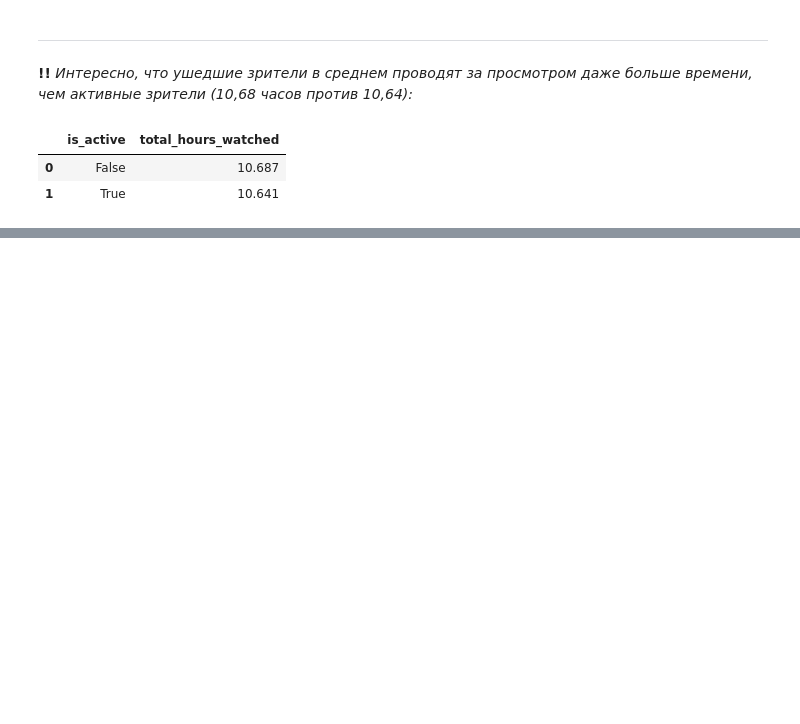
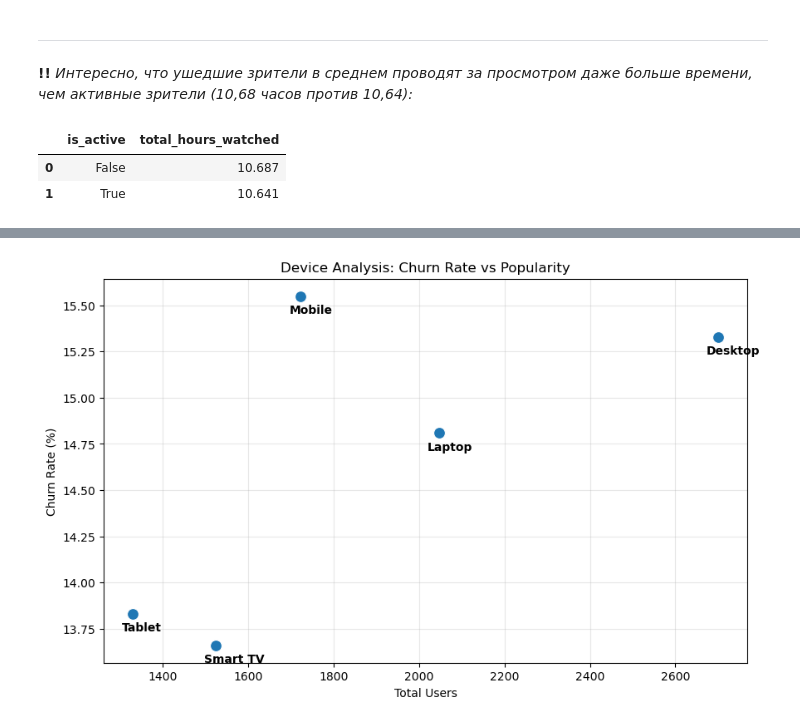
Before and after one commit to rouch314/netflix-users-behavior-analysis, a Jupyter notebook: netflix-analysis.ipynb, the cells around one changed output, grey strips where cells are left out. Drawn from its saved outputs; the diff is of its cells as text; code cells hidden in the pictures; blank space fills up the shorter version.

```diff
--- a/netflix-analysis.ipynb
+++ b/netflix-analysis.ipynb
@@ -1102,0 +1155,10 @@ display(df.groupby('is_active')['total_hours_watched'].mean().round(3).reset_ind
+# %%
+churn_top_device = df[df['is_active']==0].groupby('favorite_device')['user_id'].count()
+active_top_device = df[df['is_active']==1].groupby('favorite_device')['user_id'].count()
+total_users = df.groupby('favorite_device')['user_id'].count()
+
+pivot_top_device = pd.concat([churn_top_device, active_top_device, total_users], axis=1)
+pivot_top_device.columns = ['churn_top_device', 'active_top_device', 'total_users']
+pivot_top_device = pivot_top_device.sort_values(by='churn_top_device', ascending=False)
+display(Markdown(f'**Строим агреггированную таблицу по жанрам:**\n'))
+display(pivot_top_device)
@@ -1102,0 +1174,9 @@ display(df.groupby('is_active')['total_hours_watched'].mean().round(3).reset_ind
+# %%
+device_impact = df.groupby('favorite_device')['is_active'].agg(
+    churn_rate=lambda x: (1 - x.mean()) *  100,
+    total_users='count'
+).round(2)
+
+print(device_impact)
+corr_total_churn_device = device_impact['churn_rate'].corr(device_impact['total_users']).round(3)
+display(Markdown(f'<br>**Коэффициент корреляции между общим количеством зрителей по типу устройства и оттоком:**  {corr_total_churn_device}'))
@@ -1102,0 +1192,24 @@ display(df.groupby('is_active')['total_hours_watched'].mean().round(3).reset_ind
+# %%
+device_churn_rate = device_impact['churn_rate']
+pivot_top_device['device_churn_rate'] = device_churn_rate
+# %%
+plt.figure(figsize=(10, 6))
+device
+sns.scatterplot(data=pivot_top_device, x='total_users', y='device_churn_rate', s=100)
+
+for device in pivot_top_device.index:
+    plt.annotate(device,
+                (pivot_top_device.loc[device, 'total_users'],
+                 pivot_top_device.loc[device, 'device_churn_rate']),
+                xytext=(-10, -15),  # Смещение текста от точки
+                textcoords='offset points',
+                fontsize=10,
+                fontweight='bold')
+
+plt.xlabel('Total Users')
+plt.ylabel('Churn Rate (%)')
+plt.title('Device Analysis: Churn Rate vs Popularity')
+plt.grid(True, alpha=0.3)
+plt.show()
+# %% [output]
+[figure, added]
```
Also changed, not shown: parts of 8 cells of this notebook.
